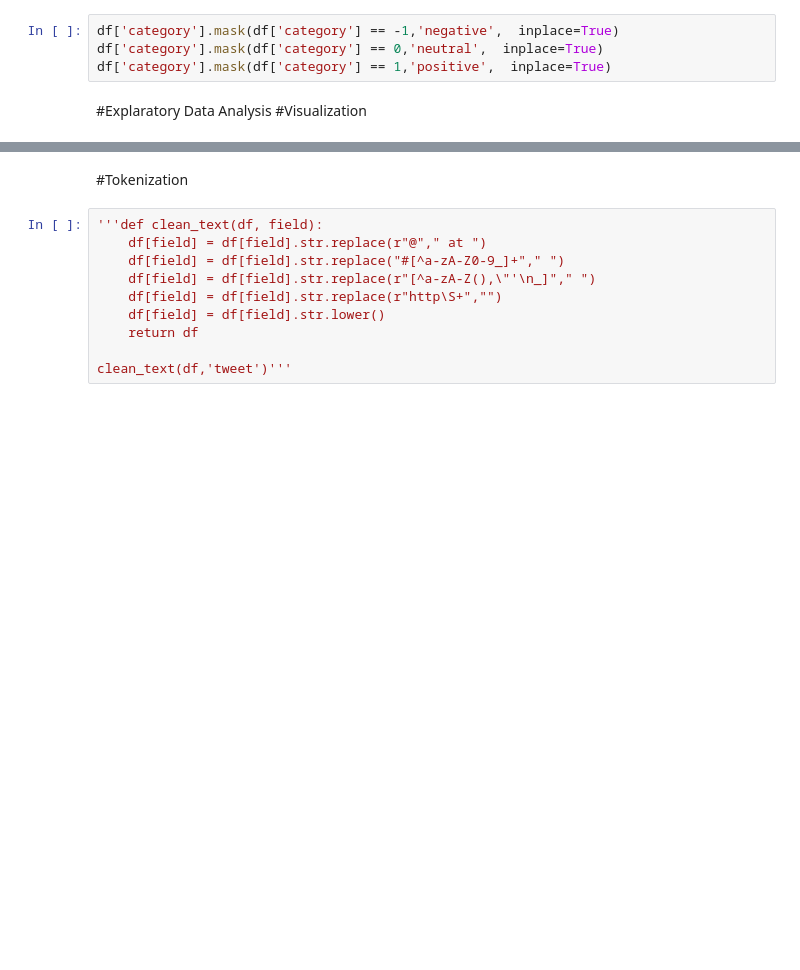
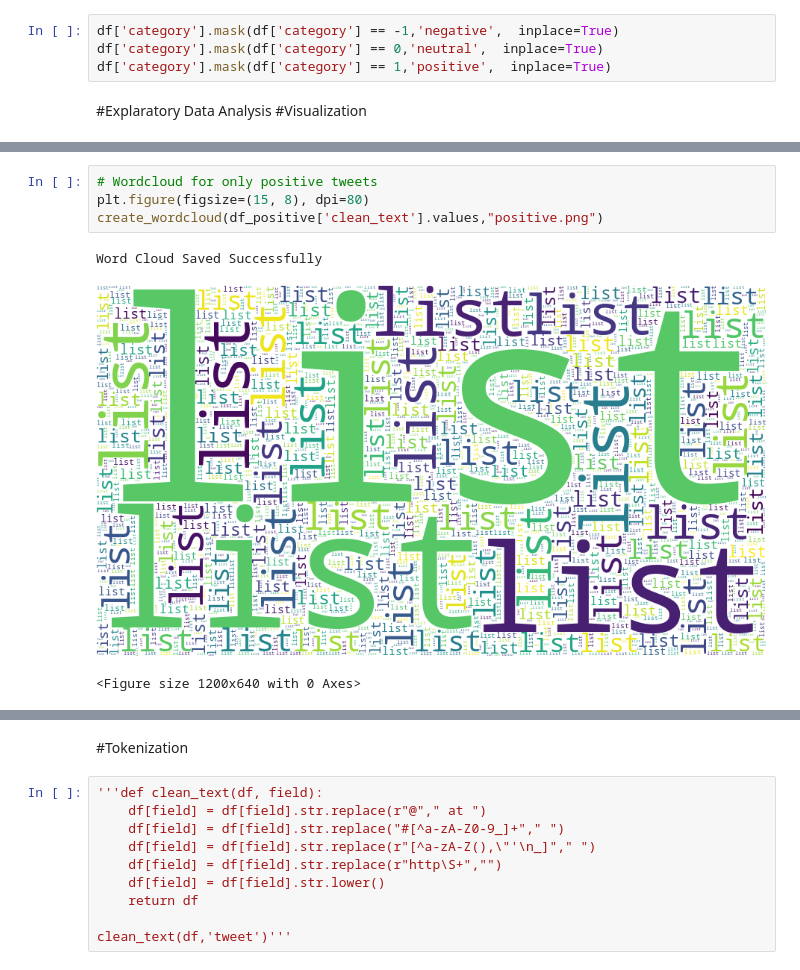
Before and after one commit to mwaoh/Twitter-Sentiment-Analysis, a Jupyter notebook: Twitter_Word_Sentiment_Analysis.ipynb, the cells around one changed output, grey strips where cells are left out. Drawn from its saved outputs; the diff is of its cells as text; blank space fills up the shorter version.

```diff
--- a/Twitter_Word_Sentiment_Analysis.ipynb
+++ b/Twitter_Word_Sentiment_Analysis.ipynb
@@ -228,0 +335,8 @@ LookupError: ignored
+# %%
+# Wordcloud for only positive tweets
+plt.figure(figsize=(15, 8), dpi=80)
+create_wordcloud(df_positive['clean_text'].values,"positive.png")
+# %% [output]
+Word Cloud Saved Successfully
+[figure, added]
+<Figure size 1200x640 with 0 Axes>
```
Also changed, not shown: parts of 35 cells of this notebook.
